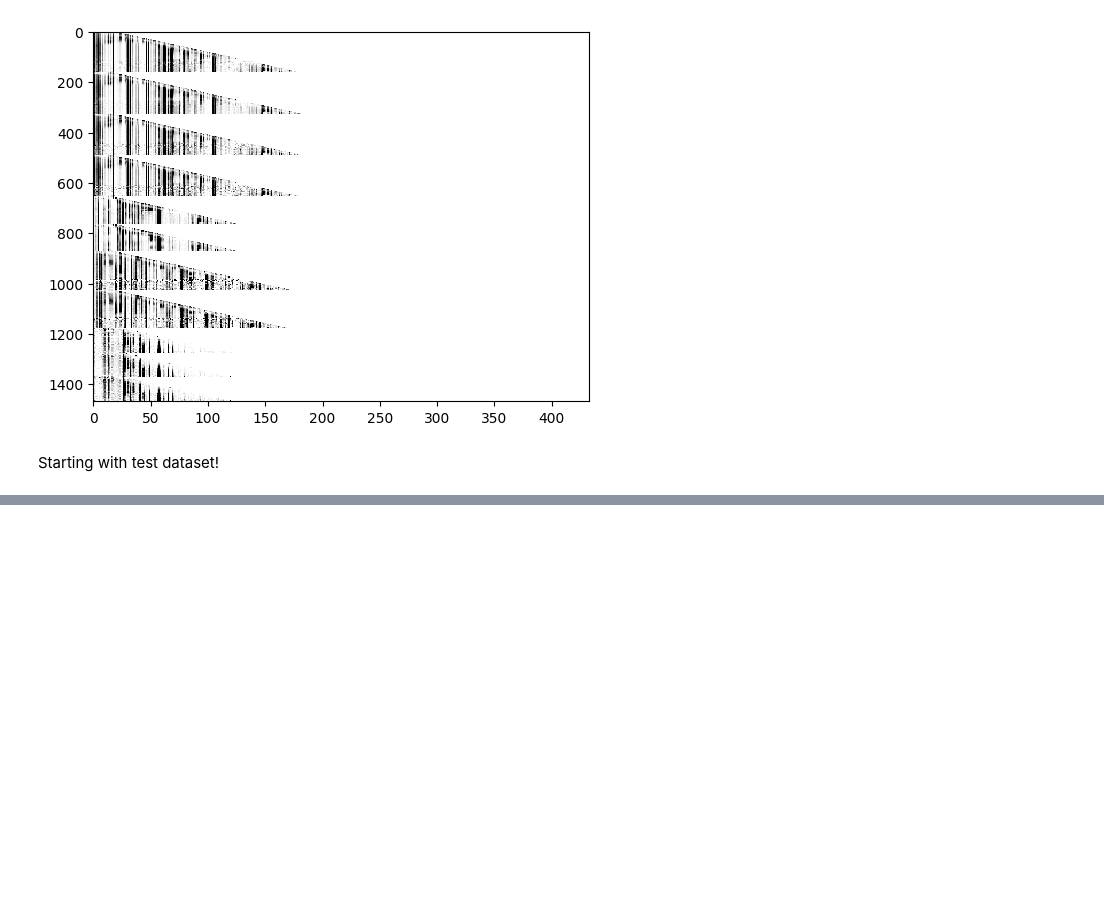
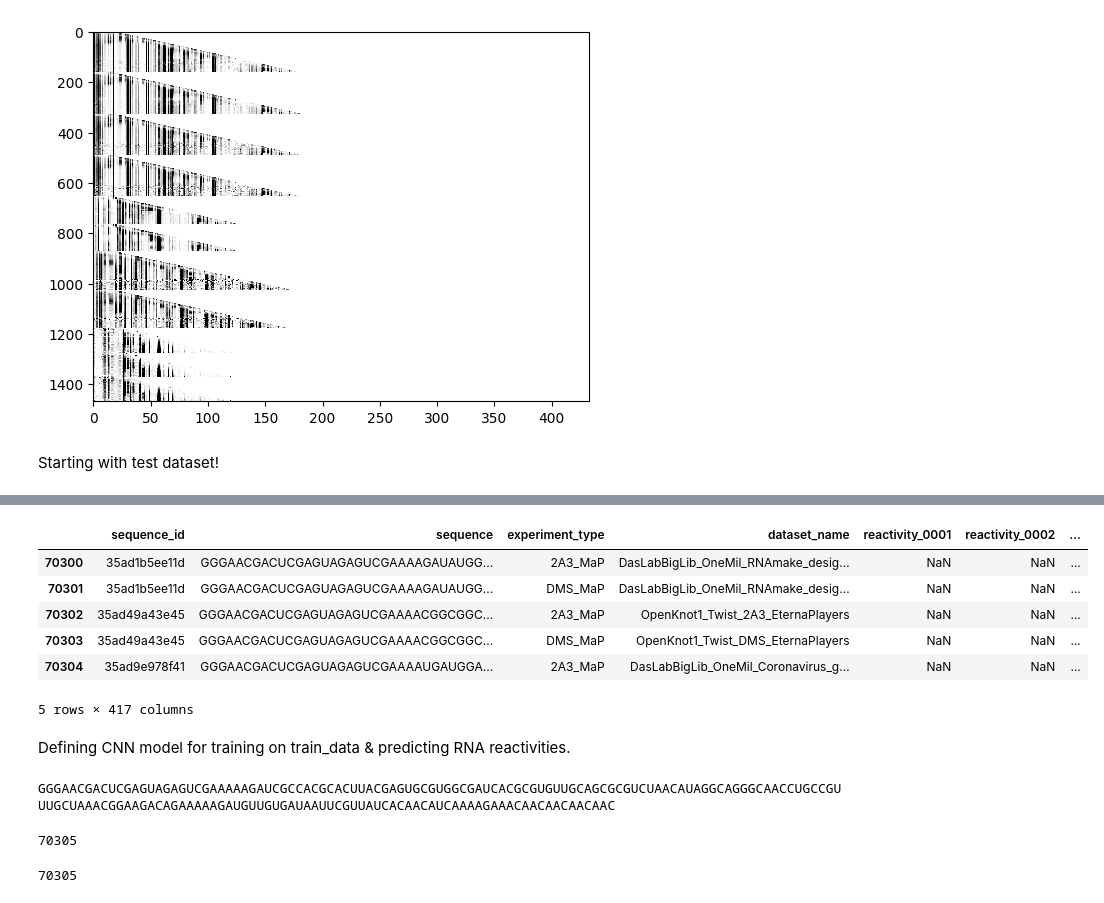
Before and after one commit to milda2/RNA-reactivity-prediction, a Jupyter notebook: RNA_database_viz.ipynb, the cells around one changed output, grey strips where cells are left out. Drawn from its saved outputs; the diff is of its cells as text; code cells hidden in the pictures; blank space fills up the shorter version.

Commit message:
Filtering data, initial CNN architecture

```diff
--- a/RNA_database_viz.ipynb
+++ b/RNA_database_viz.ipynb
@@ -84,3 +84,7 @@ Starting with test dataset!
 #df = pd.read_csv('/kaggle/input/stanford-ribonanza-rna-folding/train_data.csv')
 df1= pd.read.csv('train_data.csv')
 df.head()
+# %%
+import pandas as pd
+train_data = pd.read_csv('train_data_QUICK_START.csv')
+len(train_data)
@@ -86,0 +154,15 @@ df.head()
+# %%
+def one_hot_encode_sequence(sequence):
+    # Mapping of nucleotides to positions
+    mapping = {'A': 0, 'C': 1, 'G': 2, 'U': 3}
+    # Initialize an empty matrix for the one-hot encoding
+    # The matrix dimensions are (len(sequence), 4) for the four nucleotides
+    one_hot_matrix = np.zeros((len(sequence), 4))
+
+    for i, nucleotide in enumerate(sequence):
+        if nucleotide in mapping:
+            one_hot_matrix[i, mapping[nucleotide]] = 1
+
+    return one_hot_matrix
+# %%
+train_data['one_hot_encoded'] = train_data['sequence'].apply(one_hot_encode_sequence)
@@ -86,0 +195,16 @@ df.head()
+# %%
+train_data.tail()
+# %% [output]
+|  | sequence_id | sequence | experiment_type | dataset_name | reactivity_0001 | reactivity_0002 | ... |
+| 70300 | 35ad1b5ee11d | GGGAACGACUCGAGUAGAGUCGAAAAGAUAUGG... | 2A3_MaP | DasLabBigLib_OneMil_RNAmake_desig... | NaN | NaN | ... |
+| 70301 | 35ad1b5ee11d | GGGAACGACUCGAGUAGAGUCGAAAAGAUAUGG... | DMS_MaP | DasLabBigLib_OneMil_RNAmake_desig... | NaN | NaN | ... |
+| 70302 | 35ad49a43e45 | GGGAACGACUCGAGUAGAGUCGAAAACGGCGGC... | 2A3_MaP | OpenKnot1_Twist_2A3_EternaPlayers | NaN | NaN | ... |
+| 70303 | 35ad49a43e45 | GGGAACGACUCGAGUAGAGUCGAAAACGGCGGC... | DMS_MaP | OpenKnot1_Twist_DMS_EternaPlayers | NaN | NaN | ... |
+| 70304 | 35ad9e978f41 | GGGAACGACUCGAGUAGAGUCGAAAAUGAUGGA... | 2A3_MaP | DasLabBigLib_OneMil_Coronavirus_g... | NaN | NaN | ... |
+5 rows × 417 columns
+# %% [markdown]
+Defining CNN model for training on train_data & predicting RNA reactivities.
+# %%
+print(train_data['sequence'].iloc[0])
+# %% [output]
+GGGAACGACUCGAGUAGAGUCGAAAAAGAUCGCCACGCACUUACGAGUGCGUGGCGAUCACGCGUGUUGCAGCGCGUCUAACAUAGGCAGGGCAACCUGCCGUUUGCUAAACGGAAGACAGAAAAAGAUGUUGUGAUAAUUCGUUAUCACAACAUCAAAAGAAACAACAACAACAAC
@@ -86,0 +221,10 @@ df.head()
+# %%
+len(X)
+# %% [output]
+70305
+# %%
+reactivity_columns = [col for col in train_data.columns if col.startswith('reactivity_')]
+y = train_data[reactivity_columns].values
+len(y)
+# %% [output]
+70305
```
Also changed, not shown: parts of 19 cells of this notebook.
